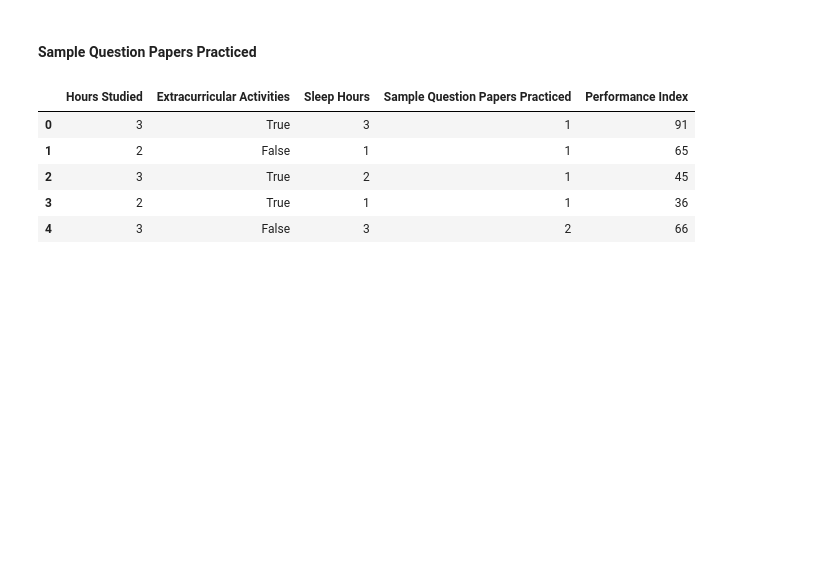
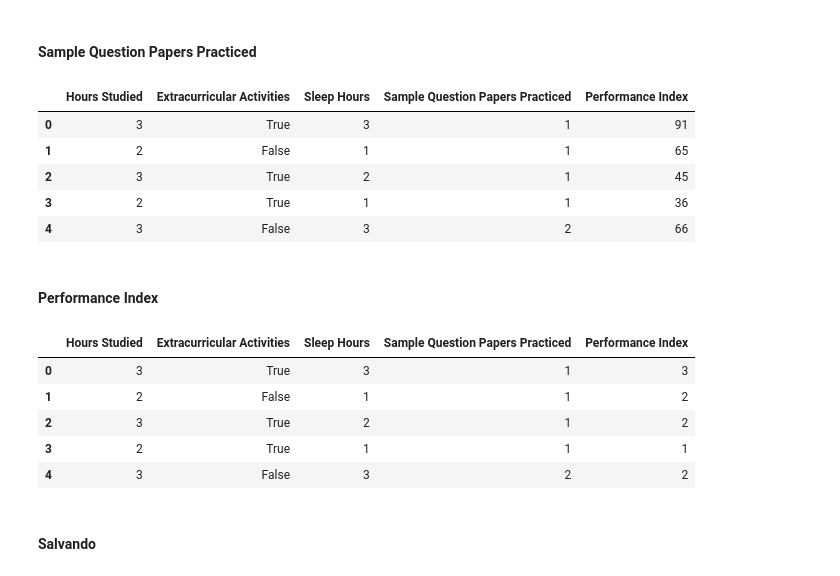
Before and after one commit to ICEI-PUC-Minas-PPL-CDIA/ppl-cd-pcd-sist-int-2024-1-sleepresearch-2024-1, a Jupyter notebook: src/Conversao_dados.ipynb, the cells around one changed output. Cells and saved outputs as stored; diff of their text form; code cells hidden in the pictures; blank space fills up the shorter version.

```diff
--- a/src/Conversao_dados.ipynb
+++ b/src/Conversao_dados.ipynb
@@ -256,3 +256,20 @@ performance_data.head()
 | 2 | 3 | True | 2 | 1 | 45 |
 | 3 | 2 | True | 1 | 1 | 36 |
 | 4 | 3 | False | 3 | 2 | 66 |
+# %% [markdown]
+#### Performance Index
+# %%
+performance_data.loc[performance_data['Performance Index'] <= 40, 'Performance Index'] = 1
+performance_data.loc[(performance_data['Performance Index'] > 40) & (performance_data['Performance Index'] <= 70), 'Performance Index'] = 2
+performance_data.loc[performance_data['Performance Index'] > 70, 'Performance Index'] = 3
+# %%
+performance_data.head()
+# %% [output]
+|  | Hours Studied | Extracurricular Activities | Sleep Hours | Sample Question Papers Practiced | Performance Index |
+| 0 | 3 | True | 3 | 1 | 3 |
+| 1 | 2 | False | 1 | 1 | 2 |
+| 2 | 3 | True | 2 | 1 | 2 |
+| 3 | 2 | True | 1 | 1 | 1 |
+| 4 | 3 | False | 3 | 2 | 2 |
+# %% [markdown]
+#### Salvando
```
Also changed, not shown: parts of 3 cells of this notebook.
